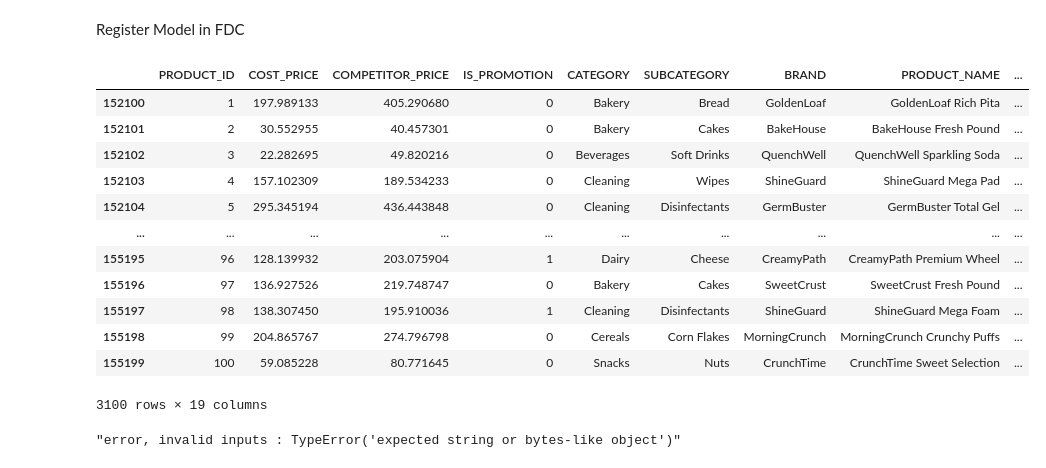
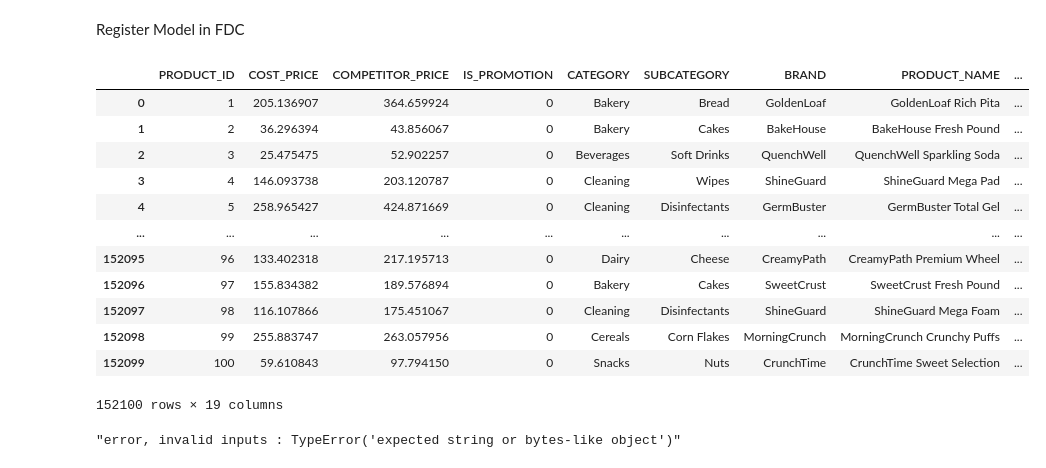
Before and after one commit to hemanth-sangem/fdc, a Jupyter notebook: Dynamic Pricing /Feature engineering/TEST-MODEL (1) (1) (2) (1) (3).ipynb, the cells around one changed output. Cells and saved outputs as stored; diff of their text form; code cells hidden in the pictures.

```diff
--- a/Dynamic Pricing /Feature engineering/TEST-MODEL (1) (1) (2) (1) (3).ipynb
+++ b/Dynamic Pricing /Feature engineering/TEST-MODEL (1) (1) (2) (1) (3).ipynb
@@ -492,21 +492,21 @@ y_pred_sales = pd.DataFrame(y_pred_sales)
 X_train_sales_imputed = pd.DataFrame(X_train_sales_imputed)
 X_test_sales_imputed = pd.DataFrame(X_test_sales_imputed)
 # %%
-X_test
+X_train
 # %% [output]
 |  | PRODUCT_ID | COST_PRICE | COMPETITOR_PRICE | IS_PROMOTION | CATEGORY | SUBCATEGORY | BRAND | PRODUCT_NAME | ... |
-| 152100 | 1 | 197.989133 | 405.290680 | 0 | Bakery | Bread | GoldenLoaf | GoldenLoaf Rich Pita | ... |
-| 152101 | 2 | 30.552955 | 40.457301 | 0 | Bakery | Cakes | BakeHouse | BakeHouse Fresh Pound | ... |
-| 152102 | 3 | 22.282695 | 49.820216 | 0 | Beverages | Soft Drinks | QuenchWell | QuenchWell Sparkling Soda | ... |
-| 152103 | 4 | 157.102309 | 189.534233 | 0 | Cleaning | Wipes | ShineGuard | ShineGuard Mega Pad | ... |
-| 152104 | 5 | 295.345194 | 436.443848 | 0 | Cleaning | Disinfectants | GermBuster | GermBuster Total Gel | ... |
+| 0 | 1 | 205.136907 | 364.659924 | 0 | Bakery | Bread | GoldenLoaf | GoldenLoaf Rich Pita | ... |
+| 1 | 2 | 36.296394 | 43.856067 | 0 | Bakery | Cakes | BakeHouse | BakeHouse Fresh Pound | ... |
+| 2 | 3 | 25.475475 | 52.902257 | 0 | Beverages | Soft Drinks | QuenchWell | QuenchWell Sparkling Soda | ... |
+| 3 | 4 | 146.093738 | 203.120787 | 0 | Cleaning | Wipes | ShineGuard | ShineGuard Mega Pad | ... |
+| 4 | 5 | 258.965427 | 424.871669 | 0 | Cleaning | Disinfectants | GermBuster | GermBuster Total Gel | ... |
 | ... | ... | ... | ... | ... | ... | ... | ... | ... | ... |
-| 155195 | 96 | 128.139932 | 203.075904 | 1 | Dairy | Cheese | CreamyPath | CreamyPath Premium Wheel | ... |
-| 155196 | 97 | 136.927526 | 219.748747 | 0 | Bakery | Cakes | SweetCrust | SweetCrust Fresh Pound | ... |
-| 155197 | 98 | 138.307450 | 195.910036 | 1 | Cleaning | Disinfectants | ShineGuard | ShineGuard Mega Foam | ... |
-| 155198 | 99 | 204.865767 | 274.796798 | 0 | Cereals | Corn Flakes | MorningCrunch | MorningCrunch Crunchy Puffs | ... |
-| 155199 | 100 | 59.085228 | 80.771645 | 0 | Snacks | Nuts | CrunchTime | CrunchTime Sweet Selection | ... |
+| 152095 | 96 | 133.402318 | 217.195713 | 0 | Dairy | Cheese | CreamyPath | CreamyPath Premium Wheel | ... |
+| 152096 | 97 | 155.834382 | 189.576894 | 0 | Bakery | Cakes | SweetCrust | SweetCrust Fresh Pound | ... |
+| 152097 | 98 | 116.107866 | 175.451067 | 0 | Cleaning | Disinfectants | ShineGuard | ShineGuard Mega Foam | ... |
+| 152098 | 99 | 255.883747 | 263.057956 | 0 | Cereals | Corn Flakes | MorningCrunch | MorningCrunch Crunchy Puffs | ... |
+| 152099 | 100 | 59.610843 | 97.794150 | 0 | Snacks | Nuts | CrunchTime | CrunchTime Sweet Selection | ... |
-3100 rows × 19 columns
+152100 rows × 19 columns
 # %%
 register_model(
     model_obj=SP_model,
```
